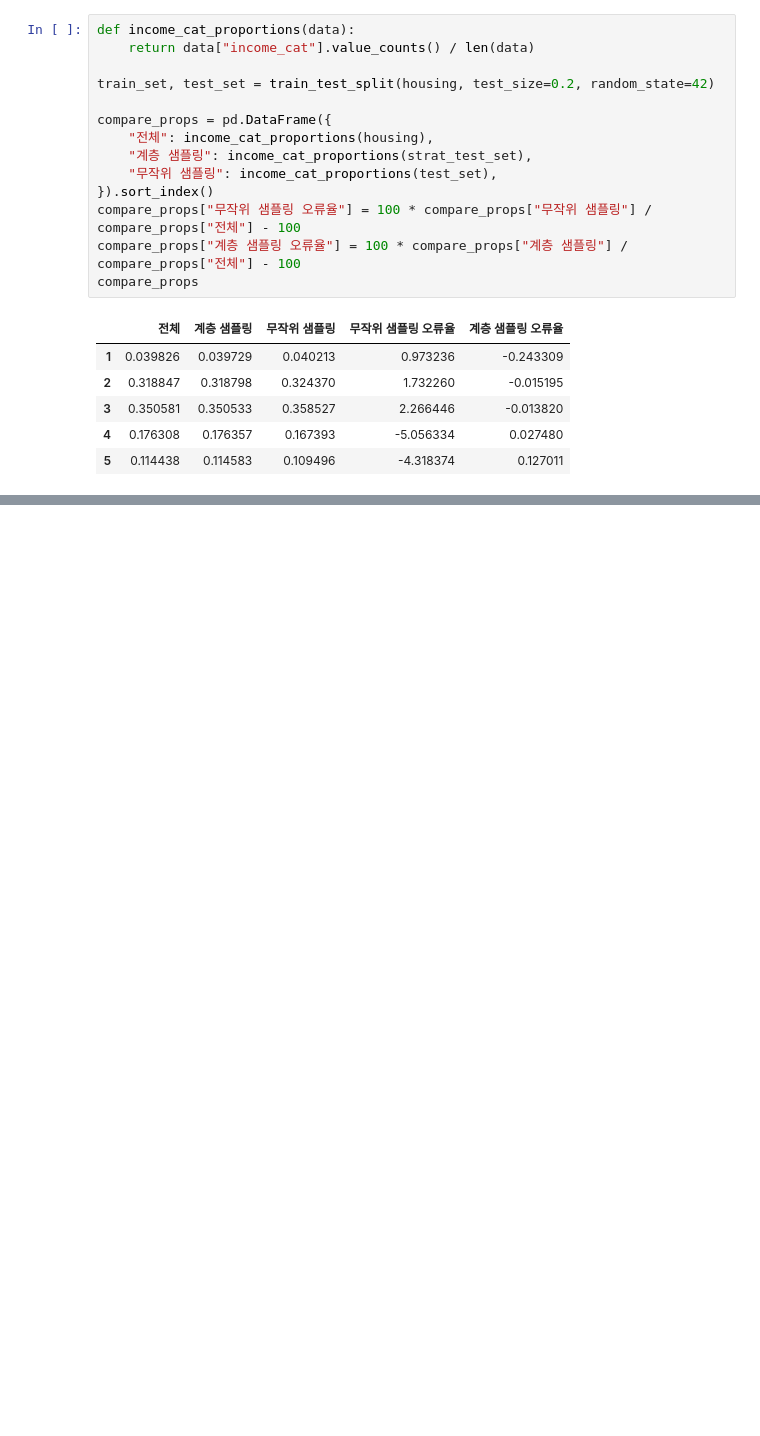
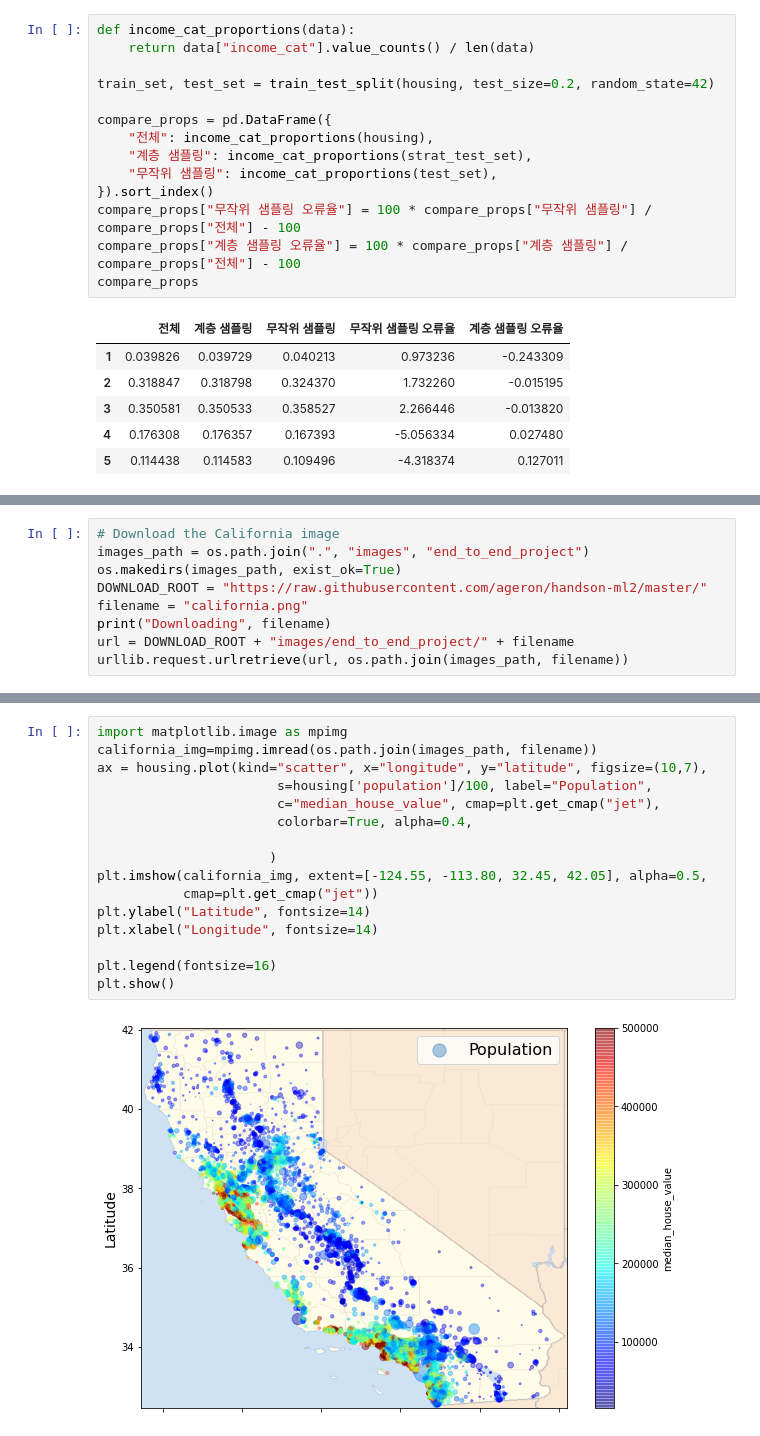
Before and after one commit to rhqtmfajfl/python-study, a Jupyter notebook: rhqtmfajfl/python-study/colab/0607_머신러닝을_위한_데이터_분석.ipynb, the cells around one changed output, grey strips where cells are left out. Saved outputs shown, nothing was run; the diff lists cells and outputs as text; blank space fills up the shorter version.

```diff
--- a/rhqtmfajfl/python-study/colab/0607_머신러닝을_위한_데이터_분석.ipynb
+++ b/rhqtmfajfl/python-study/colab/0607_머신러닝을_위한_데이터_분석.ipynb
@@ -403,0 +481,9 @@ compare_props
+# %%
+# Download the California image
+images_path = os.path.join(".", "images", "end_to_end_project")
+os.makedirs(images_path, exist_ok=True)
+DOWNLOAD_ROOT = "https://raw.githubusercontent.com/ageron/handson-ml2/master/"
+filename = "california.png"
+print("Downloading", filename)
+url = DOWNLOAD_ROOT + "images/end_to_end_project/" + filename
+urllib.request.urlretrieve(url, os.path.join(images_path, filename))
@@ -403,0 +494,18 @@ compare_props
+# %%
+import matplotlib.image as mpimg
+california_img=mpimg.imread(os.path.join(images_path, filename))
+ax = housing.plot(kind="scatter", x="longitude", y="latitude", figsize=(10,7),
+                       s=housing['population']/100, label="Population",
+                       c="median_house_value", cmap=plt.get_cmap("jet"),
+                       colorbar=True, alpha=0.4,
+
+                      )
+plt.imshow(california_img, extent=[-124.55, -113.80, 32.45, 42.05], alpha=0.5,
+           cmap=plt.get_cmap("jet"))
+plt.ylabel("Latitude", fontsize=14)
+plt.xlabel("Longitude", fontsize=14)
+
+plt.legend(fontsize=16)
+plt.show()
+# %% [output]
+[figure, added]
```
Also changed, not shown: parts of 75 cells of this notebook.
